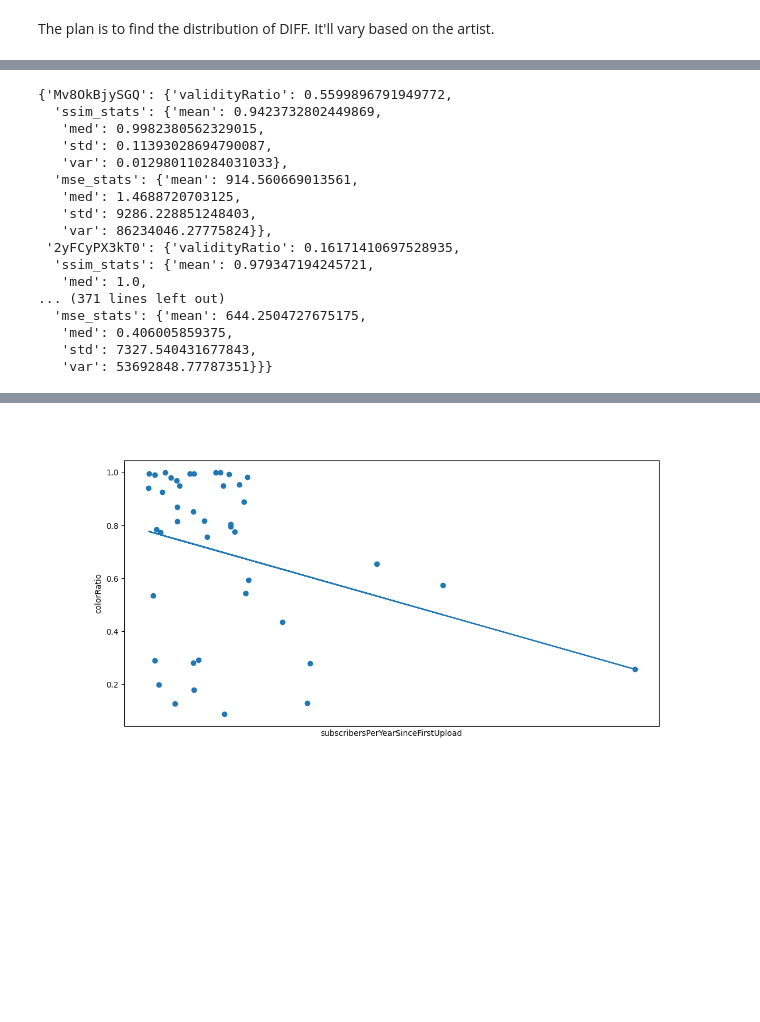
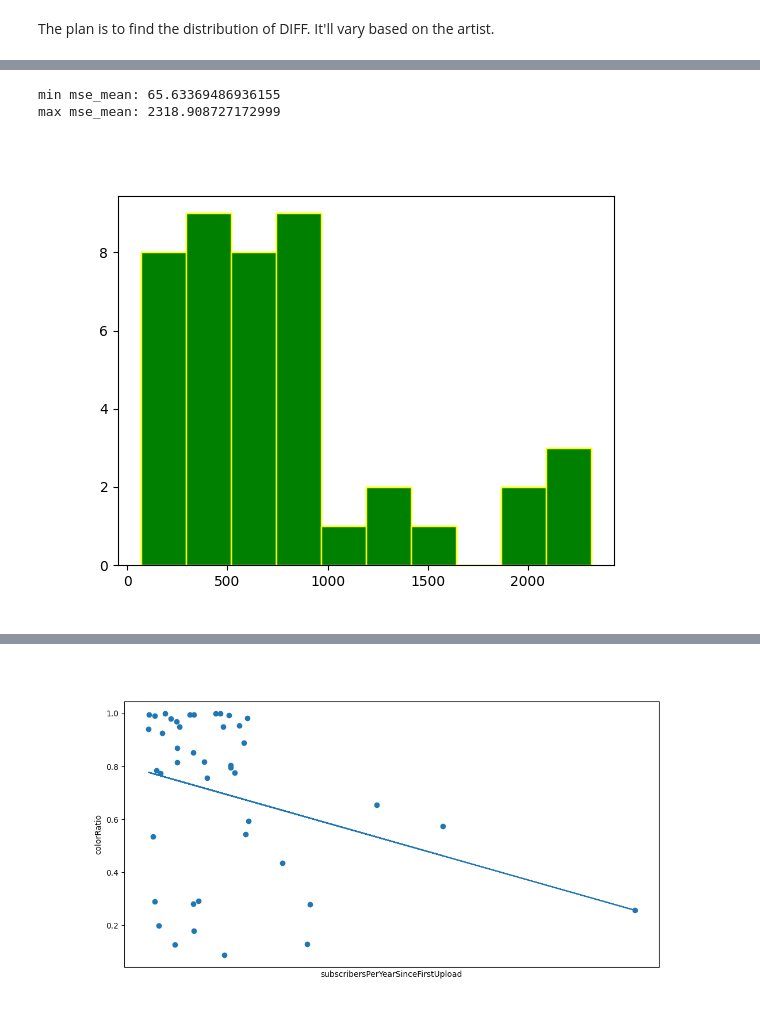
Before and after one commit to ojiwon-kenobi/youtuberChannels, a Jupyter notebook: animation_analysis/animation_analysis.ipynb, the cells around one changed output, grey strips where cells are left out. Drawn from its saved outputs; the diff is of its cells as text; code cells hidden in the pictures; blank space fills up the shorter version.

```diff
--- a/animation_analysis/animation_analysis.ipynb
+++ b/animation_analysis/animation_analysis.ipynb
@@ -476,22 +452,4 @@ for folder in glob.glob("frames/*"):
 #     json.dump(dictOfVidIdToDiffMse, output)
 with open('vidIdToFramesListAndStats.json') as input:
     data = json.load(input)
-dictOfVidIdToDiffMse
+dictOfVidIdToDiffMse = data
-# %% [output]
-{'Mv8OkBjySGQ': {'validityRatio': 0.5599896791949772,
-  'ssim_stats': {'mean': 0.9423732802449869,
-   'med': 0.9982380562329015,
-   'std': 0.11393028694790087,
-   'var': 0.012980110284031033},
-  'mse_stats': {'mean': 914.560669013561,
-   'med': 1.4688720703125,
-   'std': 9286.228851248403,
-   'var': 86234046.27775824}},
- '2yFCyPX3kT0': {'validityRatio': 0.16171410697528935,
-  'ssim_stats': {'mean': 0.979347194245721,
-   'med': 1.0,
-... (371 lines left out)
-  'mse_stats': {'mean': 644.2504727675175,
-   'med': 0.406005859375,
-   'std': 7327.540431677843,
-   'var': 53692848.77787351}}}
@@ -498,3 +458,13 @@ dictOfVidIdToDiffMse
+# %%
+#mse mean plot
+mse_mean=[dictOfVidIdToDiffMse[vidId]['mse_stats']['mean'] for vidId in dictOfVidIdToDiffMse.keys()]
+print("min mse_mean:", min(mse_mean))
+print("max mse_mean:", max(mse_mean))
+binAndPlot(mse_mean)
+# %% [output]
+min mse_mean: 65.63369486936155
+max mse_mean: 2318.908727172999
+[figure, added]
 # %%
 vidIdToFramesListAndStatsDf = pd.DataFrame.from_dict(data).T
 
```
Also changed, not shown: parts of 6 cells of this notebook, 12 other files.
